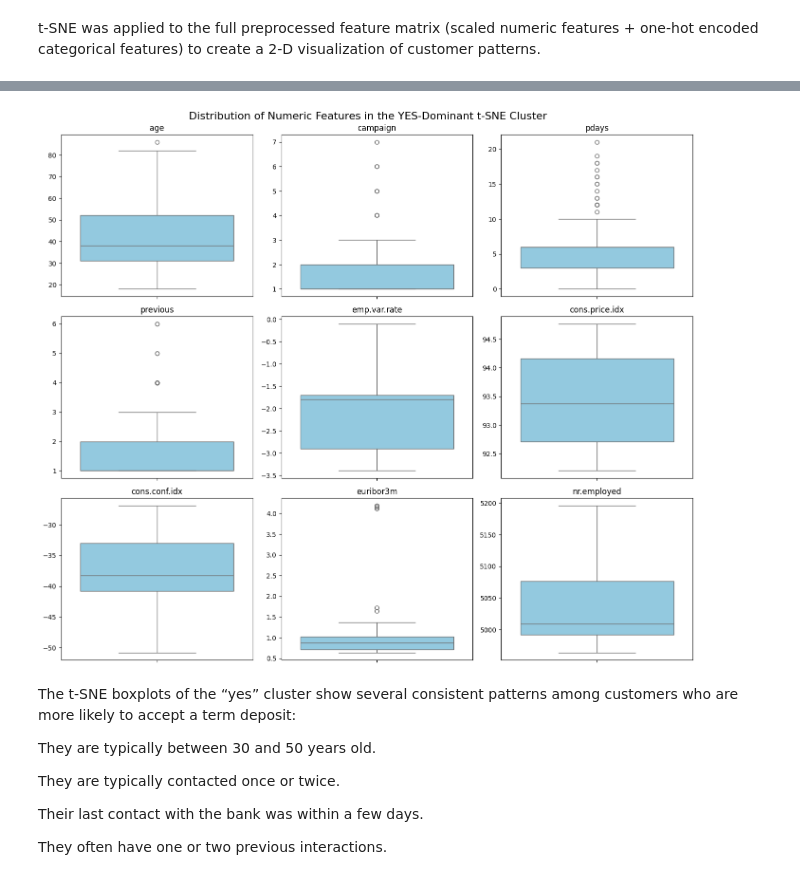
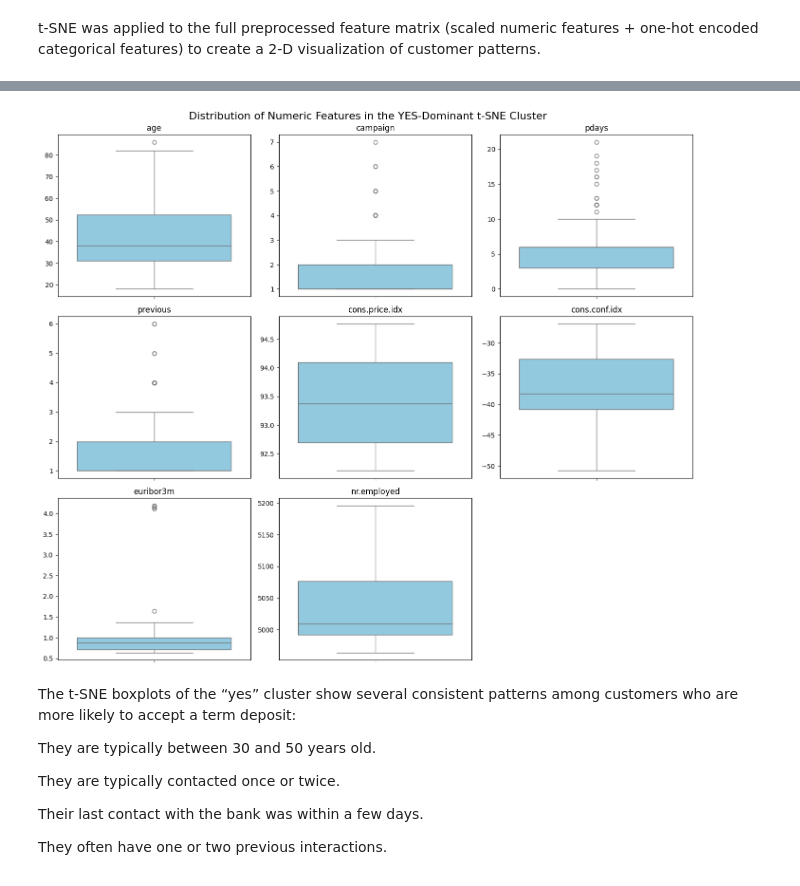
Before and after one commit to DianaAleksieieva/UCI-Bank-Marketing-Dataset, a Jupyter notebook: final-report.ipynb, the cells around one changed output, grey strips where cells are left out. Saved outputs shown, nothing was run; the diff lists cells and outputs as text; code cells hidden in the pictures.

```diff
--- a/final-report.ipynb
+++ b/final-report.ipynb
@@ -911,8 +920,26 @@ plt.show()
 # %%
+tsne_df = pd.DataFrame({
+    "x": X_train_tsne[:, 0],
+    "y": X_train_tsne[:, 1],
+    "true_label": y_train.values,
+    "prob_yes": logit_precision.predict_proba(X_train)[:, 1]
+})
+
 tsne_cluster = KMeans(n_clusters=10, random_state=42).fit_predict(
     tsne_df[["x", "y"]]
 )
 
 tsne_df["tsne_cluster"] = tsne_cluster
-tsne_df.groupby("tsne_cluster")["label"].mean().sort_values(ascending=False)
+
+cluster_yes_rates = tsne_df.groupby("tsne_cluster")["true_label"] \
+                           .mean() \
+                           .sort_values(ascending=False)
+
+summary = tsne_df.groupby("tsne_cluster").agg(
+    yes_rate=("true_label", "mean"),
+    size=("true_label", "count"),
+    avg_prob=("prob_yes", "mean")
+).sort_values("yes_rate", ascending=False)
+
+summary
 # %% [output]
@@ -931,15 +958,16 @@ Name: label, dtype: float64
 # %%
-df_analysis = df_clean.copy()
+df_analysis = X_train_raw.copy()
+df_analysis["true_label"] = y_train.values
 df_analysis["tsne_cluster"] = tsne_df["tsne_cluster"].values
-df_analysis["label"] = y.values
 
 plt.figure(figsize=(6,5))
 sns.kdeplot(
-    x=tsne_df["x"], y=tsne_df["y"],
-    hue=tsne_df["label"],
+    x=tsne_df["x"],
+    y=tsne_df["y"],
+    hue=tsne_df["true_label"],
     fill=True,
     alpha=0.4
 )
-plt.title("Density of Yes and No")
+plt.title("Density of Yes and No (Train Set)")
 plt.show()
 # %% [output]
@@ -947,13 +975,13 @@ plt.show()
 # %%
 yes_island = (
     df_analysis
-    .groupby("tsne_cluster")["label"]
+    .groupby("tsne_cluster")["true_label"]
     .mean()
     .idxmax()
 )
 
 df_analysis.loc[
     df_analysis["tsne_cluster"] == yes_island,
-    numeric_cols
+    numeric_cols_clean
 ].describe()
 # %% [output]
@@ -969,36 +997,40 @@ df_analysis.loc[
 # %%
 yes_cluster_df = df_analysis.loc[
     df_analysis["tsne_cluster"] == yes_island,
-    numeric_cols
+    numeric_cols_clean
 ]
 
-plot_cols = numeric_cols
+plot_cols = numeric_cols_clean
 n_plots = len(plot_cols)
 n_cols = 3
 n_rows = int(np.ceil(n_plots / n_cols))
 
 fig, axes = plt.subplots(n_rows, n_cols, figsize=(14, 12))
 axes = axes.flatten()
 
 for ax, col in zip(axes, plot_cols):
     sns.boxplot(
         data=yes_cluster_df,
         y=col,
         ax=ax,
         color="skyblue"
     )
     ax.set_title(col)
     ax.set_xlabel("")
     ax.set_ylabel("")
 
+
 for i in range(len(plot_cols), len(axes)):
     fig.delaxes(axes[i])
 
-plt.suptitle("Distribution of Numeric Features in the YES-Dominant t-SNE Cluster", fontsize=16)
+plt.suptitle(
+    "Distribution of Numeric Features in the YES-Dominant t-SNE Cluster",
+    fontsize=16
+)
 plt.tight_layout()
 plt.show()
 # %% [output]
-[figure, old version]
+[figure, new version]
 # %% [markdown]
 The t-SNE boxplots of the “yes” cluster show several consistent patterns among customers who are more likely to accept a term deposit:
 
```
Also changed, not shown: parts of 23 cells of this notebook, 2 other files.
